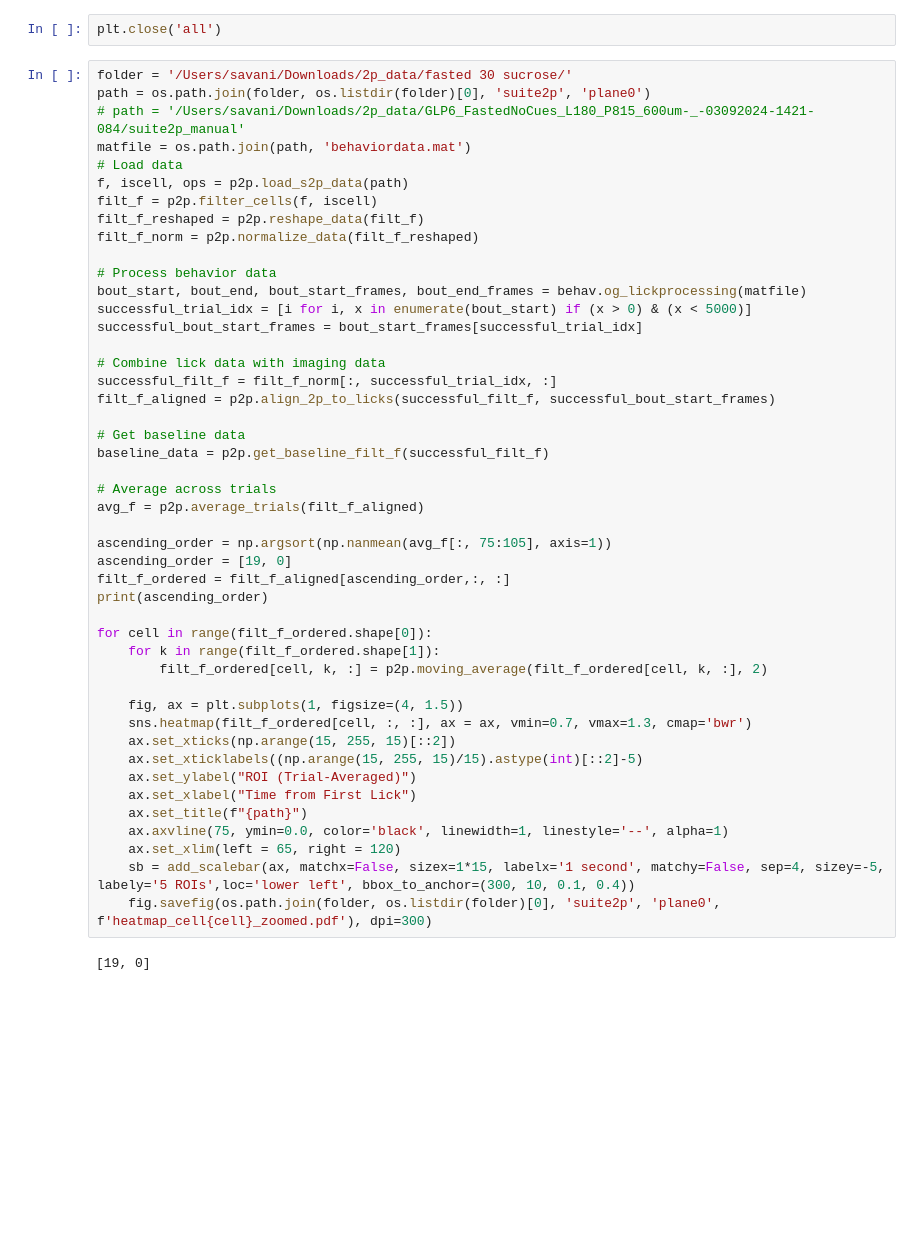
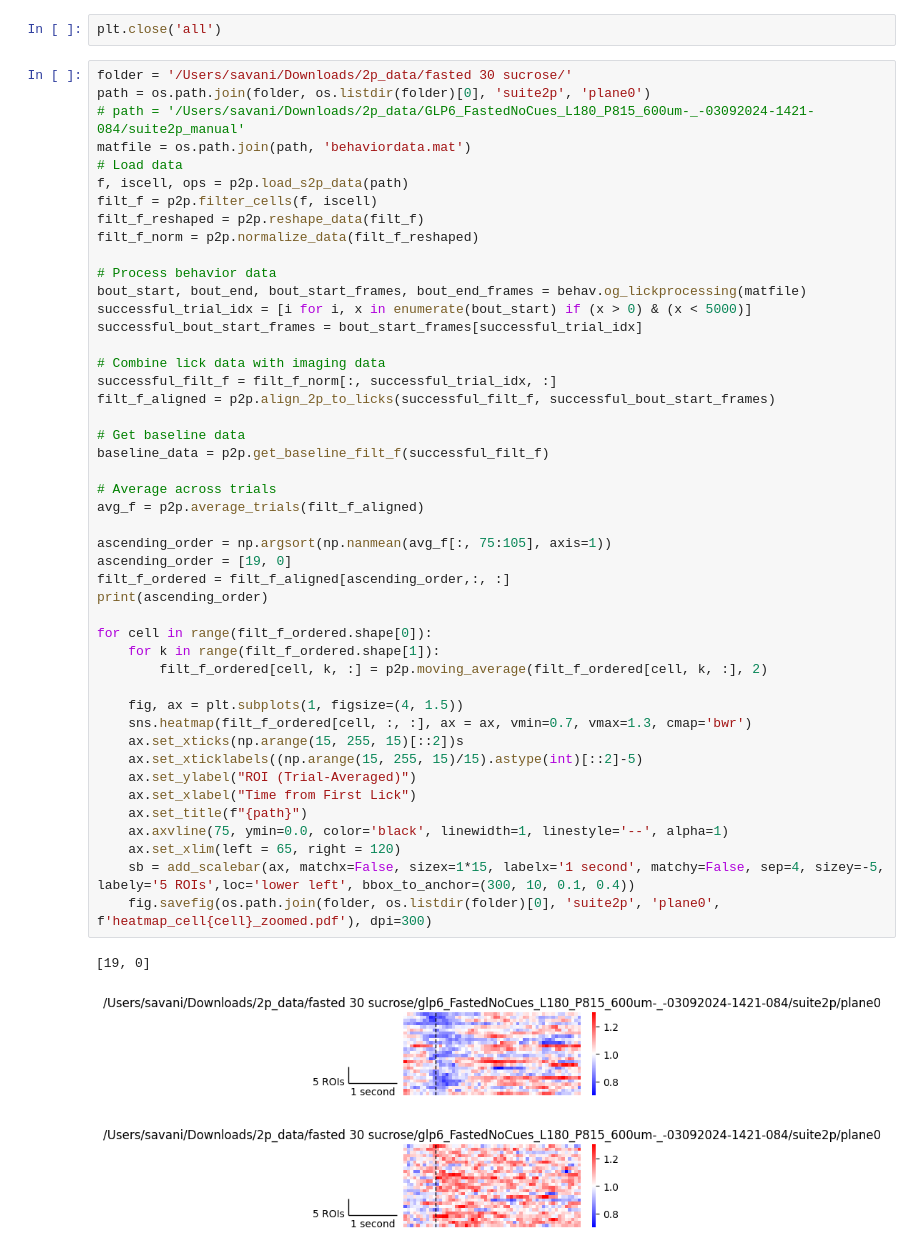
Before and after one commit to RohanSavani/PVN_GLP1R_2P, a Jupyter notebook: src/notebooks/single_rec_viz.ipynb, the cells around one changed output. Drawn from its saved outputs; the diff is of its cells as text; blank space fills up the shorter version.

```diff
--- a/src/notebooks/single_rec_viz.ipynb
+++ b/src/notebooks/single_rec_viz.ipynb
@@ -210,31 +210,33 @@ successful_bout_start_frames = bout_start_frames[successful_trial_idx]
 successful_filt_f = filt_f_norm[:, successful_trial_idx, :]
 filt_f_aligned = p2p.align_2p_to_licks(successful_filt_f, successful_bout_start_frames)
 
 # Get baseline data
 baseline_data = p2p.get_baseline_filt_f(successful_filt_f)
 
 # Average across trials
 avg_f = p2p.average_trials(filt_f_aligned)
 
 ascending_order = np.argsort(np.nanmean(avg_f[:, 75:105], axis=1))
 ascending_order = [19, 0]
 filt_f_ordered = filt_f_aligned[ascending_order,:, :]
 print(ascending_order)
 
 for cell in range(filt_f_ordered.shape[0]):
     for k in range(filt_f_ordered.shape[1]):
         filt_f_ordered[cell, k, :] = p2p.moving_average(filt_f_ordered[cell, k, :], 2)
 
     fig, ax = plt.subplots(1, figsize=(4, 1.5))
     sns.heatmap(filt_f_ordered[cell, :, :], ax = ax, vmin=0.7, vmax=1.3, cmap='bwr')
-    ax.set_xticks(np.arange(15, 255, 15)[::2])
+    ax.set_xticks(np.arange(15, 255, 15)[::2])s
     ax.set_xticklabels((np.arange(15, 255, 15)/15).astype(int)[::2]-5)
     ax.set_ylabel("ROI (Trial-Averaged)")
     ax.set_xlabel("Time from First Lick")
     ax.set_title(f"{path}")
     ax.axvline(75, ymin=0.0, color='black', linewidth=1, linestyle='--', alpha=1)
     ax.set_xlim(left = 65, right = 120)
     sb = add_scalebar(ax, matchx=False, sizex=1*15, labelx='1 second', matchy=False, sep=4, sizey=-5, labely='5 ROIs',loc='lower left', bbox_to_anchor=(300, 10, 0.1, 0.4))
     fig.savefig(os.path.join(folder, os.listdir(folder)[0], 'suite2p', 'plane0', f'heatmap_cell{cell}_zoomed.pdf'), dpi=300)
 # %% [output]
 [19, 0]
+[figure, added]
+[figure, added]
```
Also changed, not shown: 4 other files.
